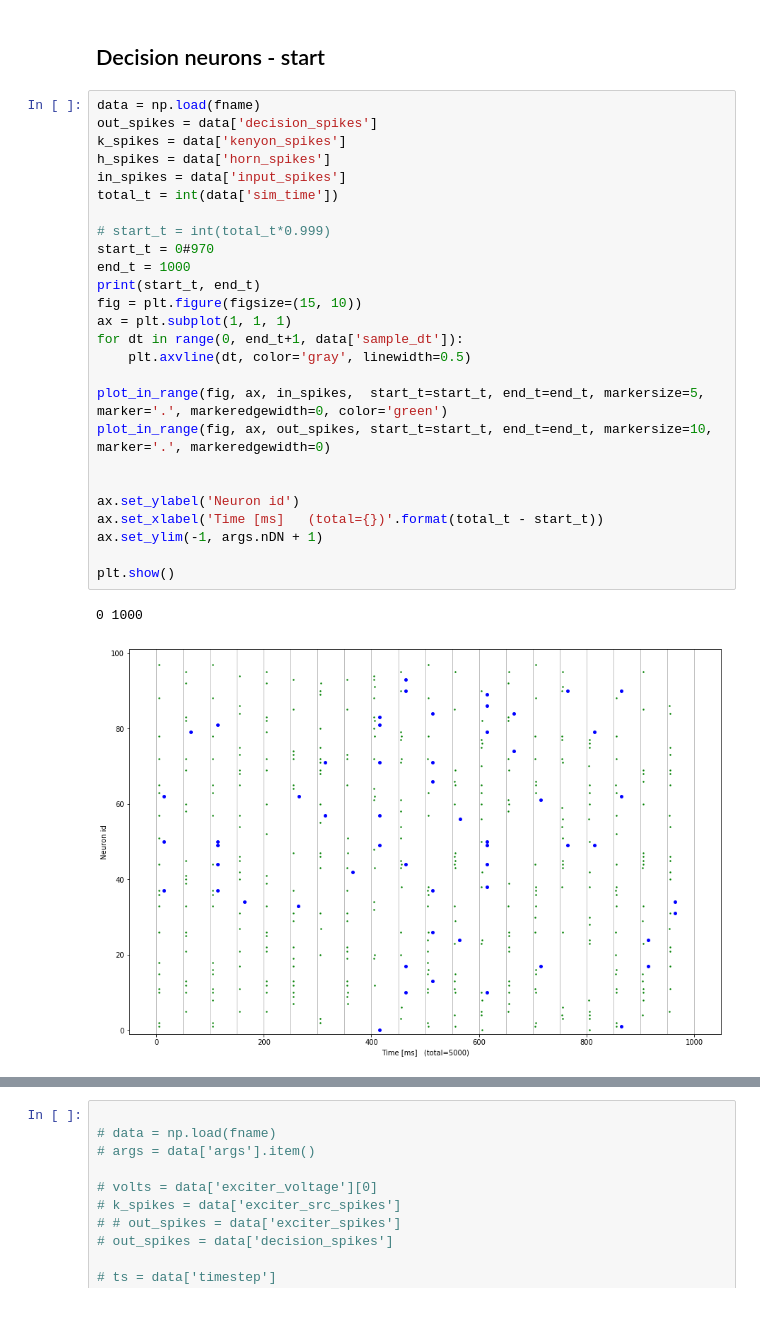
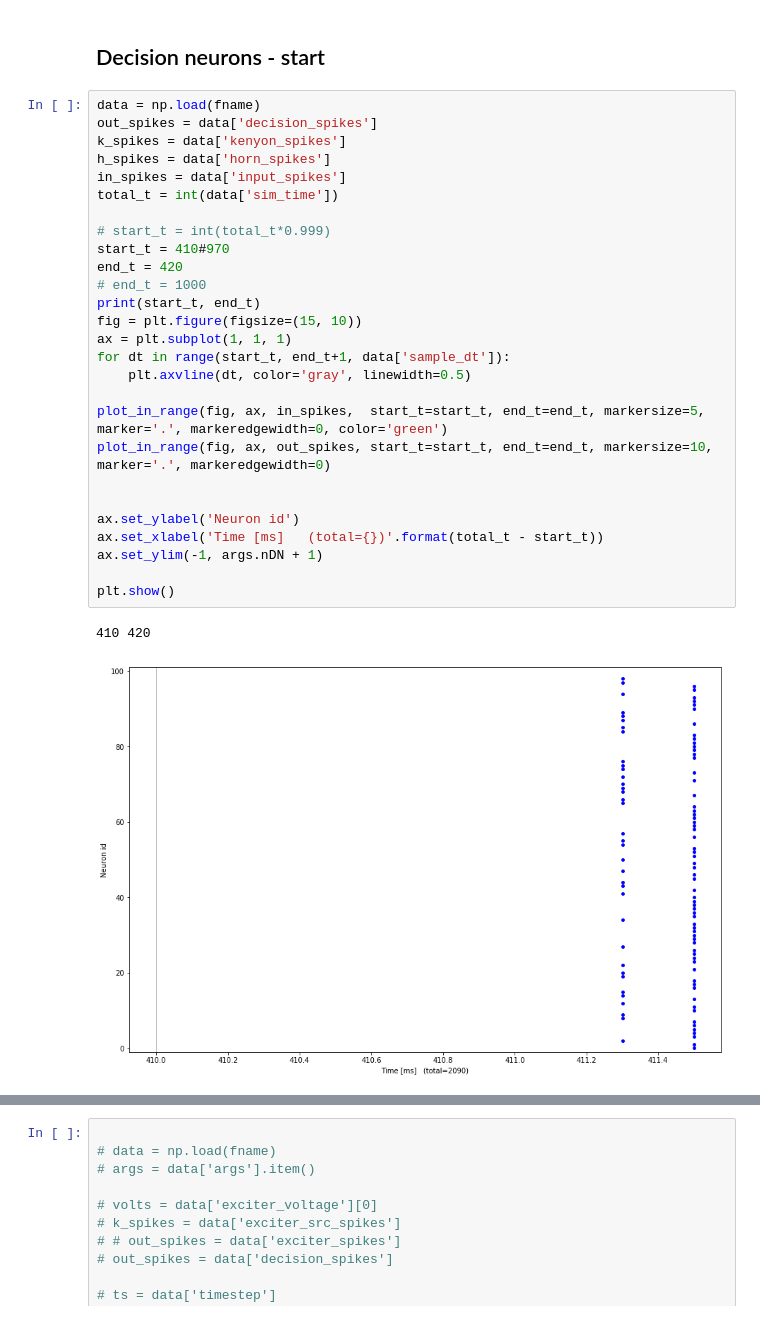
Before and after one commit to chanokin/brainscales-recognition, a Jupyter notebook: codebase/mushroom_body/dvdt_analyze_mbody_results.ipynb, the cells around one changed output, grey strips where cells are left out. Drawn from its saved outputs; the diff is of its cells as text.

```diff
--- a/codebase/mushroom_body/dvdt_analyze_mbody_results.ipynb
+++ b/codebase/mushroom_body/dvdt_analyze_mbody_results.ipynb
@@ -895,32 +866,33 @@ Decision neurons - start
 # %%
 data = np.load(fname)
 out_spikes = data['decision_spikes']
 k_spikes = data['kenyon_spikes']
 h_spikes = data['horn_spikes']
 in_spikes = data['input_spikes']
 total_t = int(data['sim_time'])
 
 # start_t = int(total_t*0.999)
-start_t = 0#970
-end_t = 1000
+start_t = 410#970
+end_t = 420
+# end_t = 1000
 print(start_t, end_t)
 fig = plt.figure(figsize=(15, 10))
 ax = plt.subplot(1, 1, 1)
-for dt in range(0, end_t+1, data['sample_dt']):
+for dt in range(start_t, end_t+1, data['sample_dt']):
     plt.axvline(dt, color='gray', linewidth=0.5)
 
 plot_in_range(fig, ax, in_spikes,  start_t=start_t, end_t=end_t, markersize=5, marker='.', markeredgewidth=0, color='green')
 plot_in_range(fig, ax, out_spikes, start_t=start_t, end_t=end_t, markersize=10, marker='.', markeredgewidth=0)
 
 
 ax.set_ylabel('Neuron id')
 ax.set_xlabel('Time [ms]   (total={})'.format(total_t - start_t))
 ax.set_ylim(-1, args.nDN + 1)
 
 plt.show()
 # %% [output]
-0 1000
+410 420
-[figure, old version]
+[figure, new version]
 # %%
 data = np.load(fname)
 out_spikes = data['decision_spikes']
```
Also changed, not shown: parts of 22 cells of this notebook, 13 other files.
